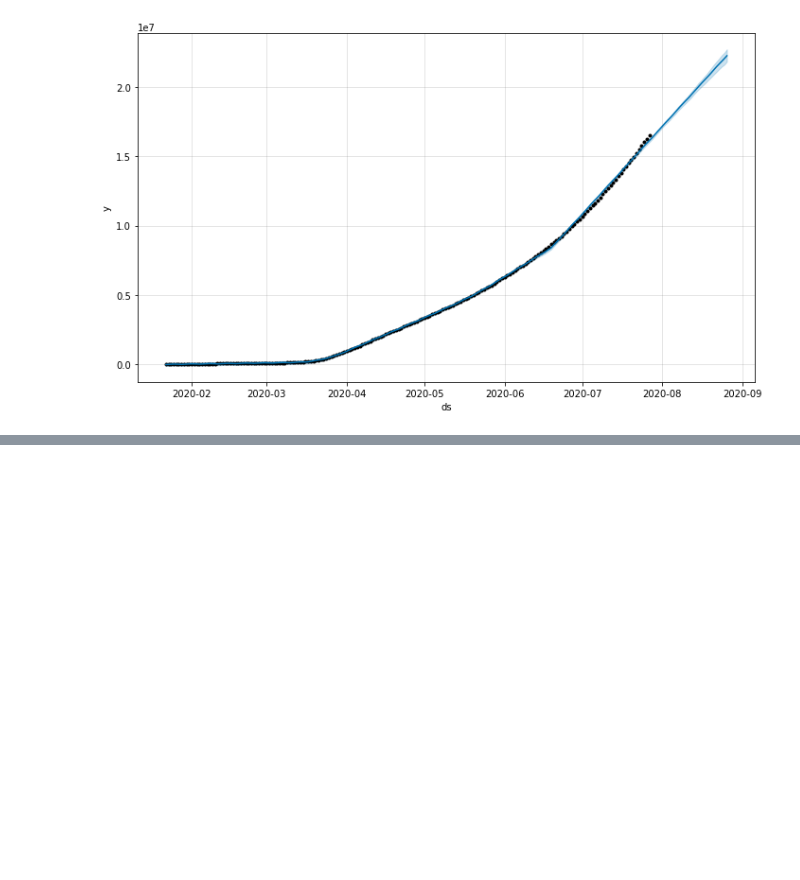
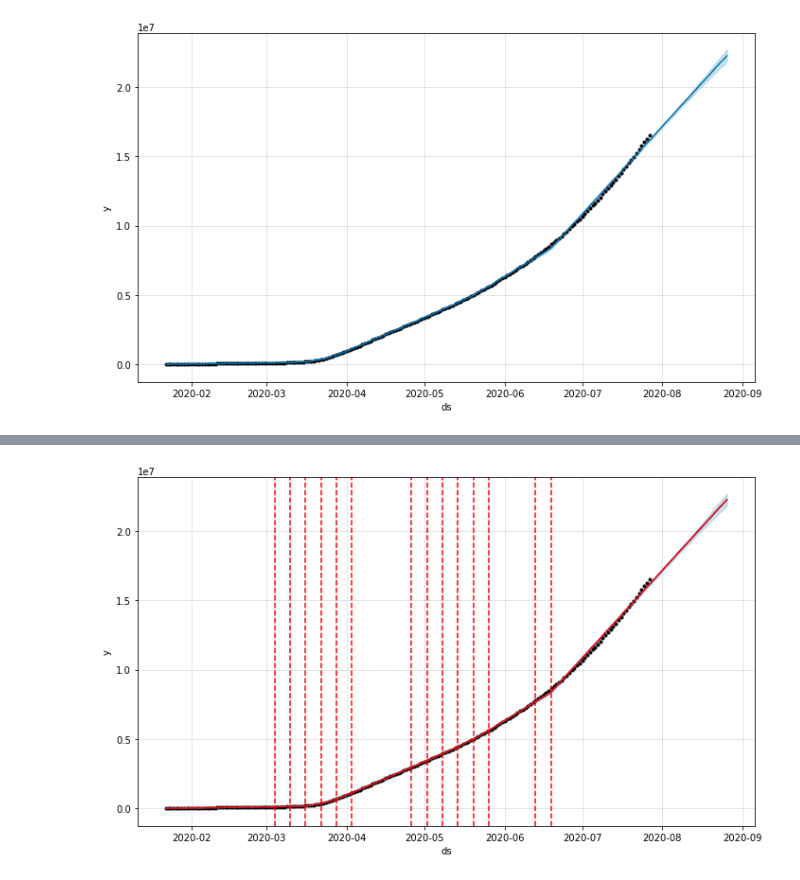
Before and after one commit to crzysab/Data-Science-Real-Projects-in-Python, a Jupyter notebook: Predicting_Covid_19_Cases.ipynb, the cells around one changed output, grey strips where cells are left out. Drawn from its saved outputs; the diff is of its cells as text; code cells hidden in the pictures; blank space fills up the shorter version.

```diff
--- a/Predicting_Covid_19_Cases.ipynb
+++ b/Predicting_Covid_19_Cases.ipynb
@@ -193,0 +205,5 @@ model.plot(prediction)
+# %%
+fig = model.plot(prediction)
+a= add_changepoints_to_plot(fig.gca(),model,prediction)
+# %% [output]
+[figure, added]
```
Also changed, not shown: parts of 7 cells of this notebook.
